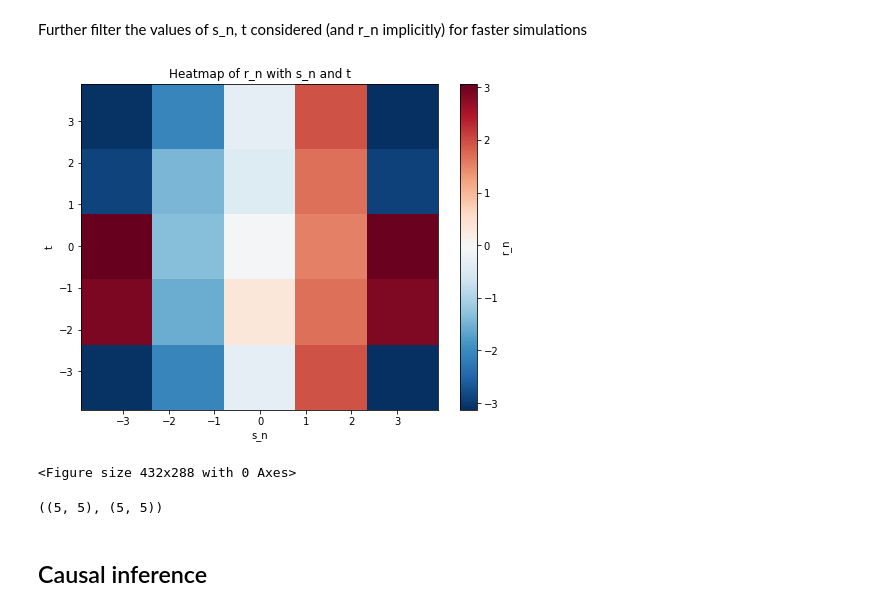
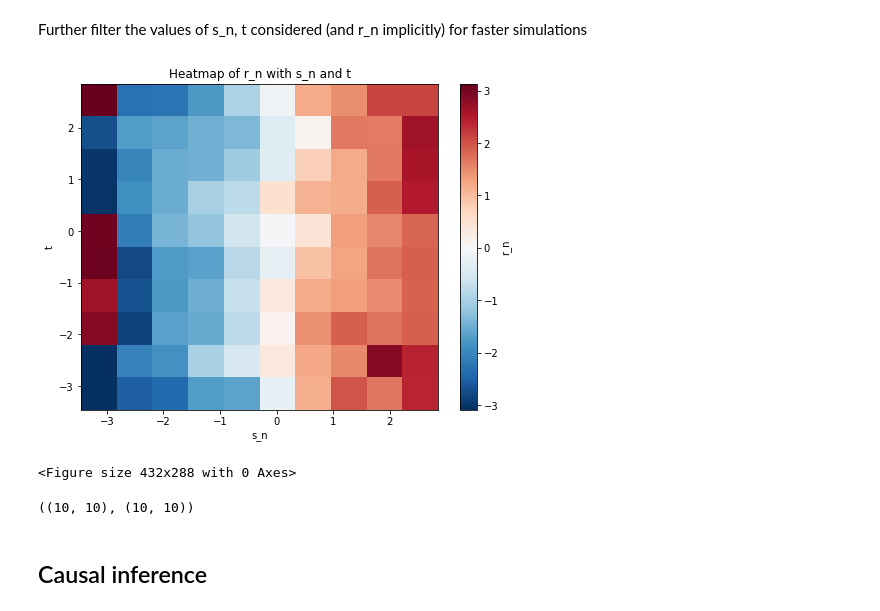
Before and after one commit to ak47na/multisensory_causal_inference, a Jupyter notebook: example_custom_causal_inference.ipynb, the cells around one changed output. Saved outputs shown, nothing was run; the diff lists cells and outputs as text; code cells hidden in the pictures.

```diff
--- a/example_custom_causal_inference.ipynb
+++ b/example_custom_causal_inference.ipynb
@@ -38,21 +40,21 @@ s_n.shape, t.shape, r_n.shape
 # %% [markdown]
 Further filter the values of s_n, t considered (and r_n implicitly) for faster simulations
 # %%
-num_means = 4
+num_means = 10
 step=len(s_n)//num_means
 indices = np.arange(0, s_n.shape[0], step=step)
 mu_x_dim = len(indices)
 s_n = s_n[indices][:, indices]
 t = t[indices][:, indices]
 r_n = r_n[indices][:, indices]
 plots.heatmap_f_s_n_t(f_s_n_t=r_n, s_n=s_n, t=t, f_name='r_n')
 # %% [output]
-[figure, old version]
+[figure, new version]
 <Figure size 432x288 with 0 Axes>
 # %%
 s_n.shape, t.shape
 # %% [output]
-((5, 5), (5, 5))
+((10, 10), (10, 10))
 # %% [markdown]
 ## Causal inference
 # %% [markdown]
```
Also changed, not shown: parts of 6 cells of this notebook, 1 other file.
